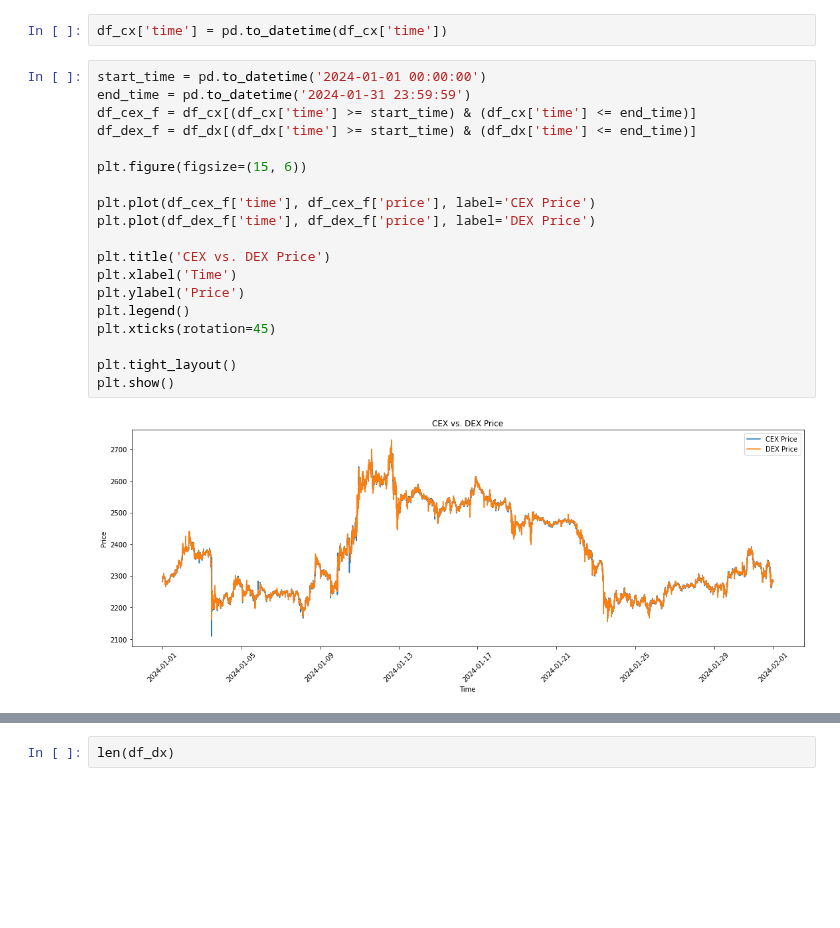
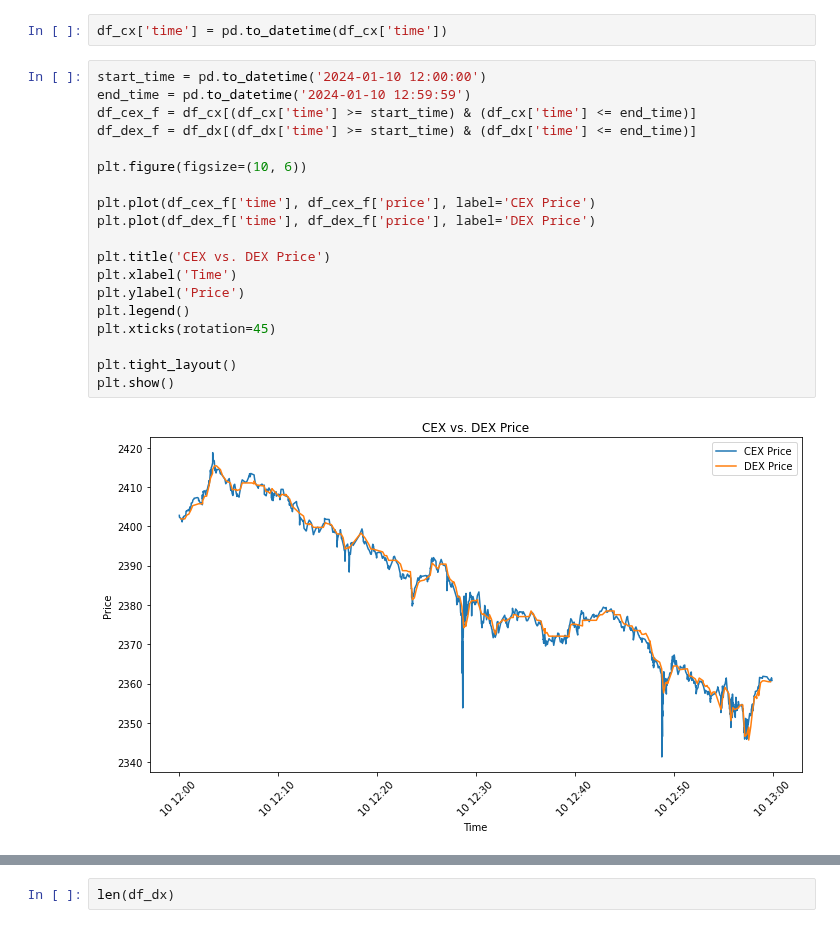
Before and after one commit to Armand-Morin/afp-berkeley-dynamic-fee-defi-amm, a Jupyter notebook: LVR.ipynb, the cells around one changed output, grey strips where cells are left out. Cells and saved outputs as stored; diff of their text form; blank space fills up the shorter version.

```diff
--- a/LVR.ipynb
+++ b/LVR.ipynb
@@ -23,23 +23,23 @@ If is_buyer_maker is False, it means the buyer in the trade was the taker, meani
 # %%
 df_cx['time'] = pd.to_datetime(df_cx['time'])
 # %%
-start_time = pd.to_datetime('2024-01-01 00:00:00')
-end_time = pd.to_datetime('2024-01-31 23:59:59')
+start_time = pd.to_datetime('2024-01-10 12:00:00')
+end_time = pd.to_datetime('2024-01-10 12:59:59')
 df_cex_f = df_cx[(df_cx['time'] >= start_time) & (df_cx['time'] <= end_time)]
 df_dex_f = df_dx[(df_dx['time'] >= start_time) & (df_dx['time'] <= end_time)]
 
-plt.figure(figsize=(15, 6))
+plt.figure(figsize=(10, 6))
 
 plt.plot(df_cex_f['time'], df_cex_f['price'], label='CEX Price')
 plt.plot(df_dex_f['time'], df_dex_f['price'], label='DEX Price')
 
 plt.title('CEX vs. DEX Price')
 plt.xlabel('Time')
 plt.ylabel('Price')
 plt.legend()
 plt.xticks(rotation=45)
 
 plt.tight_layout()
 plt.show()
 # %% [output]
-[figure, old version]
+[figure, new version]
```
Also changed, not shown: parts of 26 cells of this notebook.
